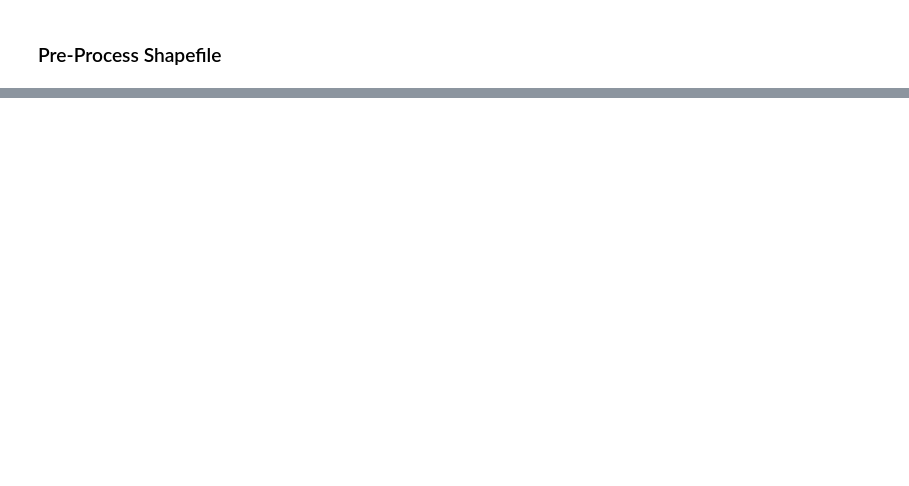
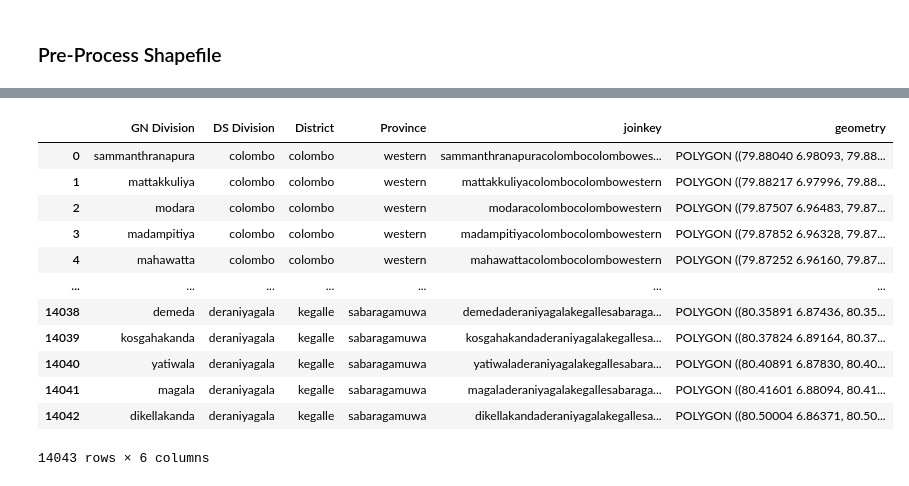
Before and after one commit to spatialthoughts/python-tutorials, a Jupyter notebook: performing_table_joins.ipynb, the cells around one changed output, grey strips where cells are left out. Drawn from its saved outputs; the diff is of its cells as text; code cells hidden in the pictures; blank space fills up the shorter version.

```diff
--- a/performing_table_joins.ipynb
+++ b/performing_table_joins.ipynb
@@ -90,2 +168,6 @@ Downloaded data/GN_Division_Age_Group_of_Population.csv
 # %% [markdown]
 ### Pre-Process Shapefile
+# %%
+shapefile_path = os.path.join(data_folder, shapefile + '.shp')
+gdf = gpd.read_file(shapefile_path)
+gdf
@@ -91,0 +188,30 @@ Downloaded data/GN_Division_Age_Group_of_Population.csv
+# %%
+gdf_processed = gdf.copy()
+gdf_processed = gdf_processed.rename(columns = {
+    'ADM4_EN': 'GN Division',
+    'ADM3_EN': 'DS Division',
+    'ADM2_EN': 'District',
+    'ADM1_EN': 'Province'})
+
+gdf_processed['GN Division'] = gdf_processed['GN Division'].str.lower().str.strip()
+gdf_processed['DS Division'] = gdf_processed['DS Division'].str.lower().str.strip()
+gdf_processed['District'] = gdf_processed['District'].str.lower().str.strip()
+gdf_processed['Province'] = gdf_processed['Province'].str.lower().str.strip()
+
+gdf_processed['joinkey'] = gdf_processed['GN Division'] + gdf_processed['DS Division'] + gdf_processed['District'] + gdf_processed['Province']
+gdf_processed = gdf_processed[['GN Division', 'DS Division', 'District', 'Province', 'joinkey', 'geometry']]
+gdf_processed
+# %% [output]
+|  | GN Division | DS Division | District | Province | joinkey | geometry |
+| 0 | sammanthranapura | colombo | colombo | western | sammanthranapuracolombocolombowes... | POLYGON ((79.88040 6.98093, 79.88... |
+| 1 | mattakkuliya | colombo | colombo | western | mattakkuliyacolombocolombowestern | POLYGON ((79.88217 6.97996, 79.88... |
+| 2 | modara | colombo | colombo | western | modaracolombocolombowestern | POLYGON ((79.87507 6.96483, 79.87... |
+| 3 | madampitiya | colombo | colombo | western | madampitiyacolombocolombowestern | POLYGON ((79.87852 6.96328, 79.87... |
+| 4 | mahawatta | colombo | colombo | western | mahawattacolombocolombowestern | POLYGON ((79.87252 6.96160, 79.87... |
+| ... | ... | ... | ... | ... | ... | ... |
+| 14038 | demeda | deraniyagala | kegalle | sabaragamuwa | demedaderaniyagalakegallesabaraga... | POLYGON ((80.35891 6.87436, 80.35... |
+| 14039 | kosgahakanda | deraniyagala | kegalle | sabaragamuwa | kosgahakandaderaniyagalakegallesa... | POLYGON ((80.37824 6.89164, 80.37... |
+| 14040 | yatiwala | deraniyagala | kegalle | sabaragamuwa | yatiwaladeraniyagalakegallesabara... | POLYGON ((80.40891 6.87830, 80.40... |
+| 14041 | magala | deraniyagala | kegalle | sabaragamuwa | magaladeraniyagalakegallesabaraga... | POLYGON ((80.41601 6.88094, 80.41... |
+| 14042 | dikellakanda | deraniyagala | kegalle | sabaragamuwa | dikellakandaderaniyagalakegallesa... | POLYGON ((80.50004 6.86371, 80.50... |
+14043 rows × 6 columns
```
Also changed, not shown: parts of 11 cells of this notebook.
